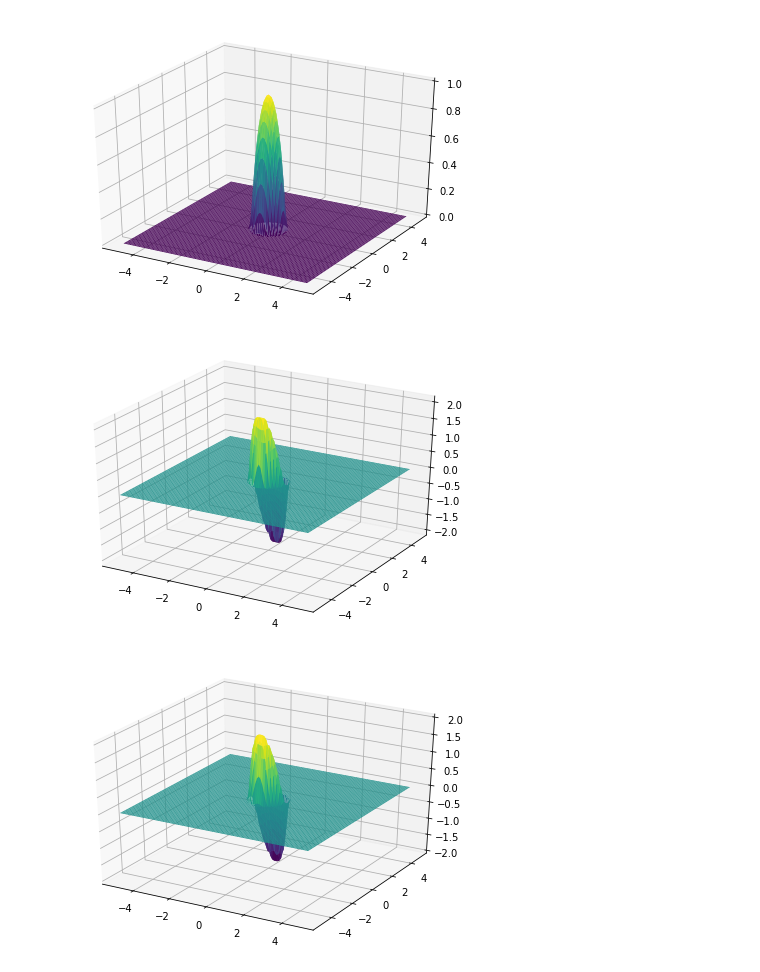
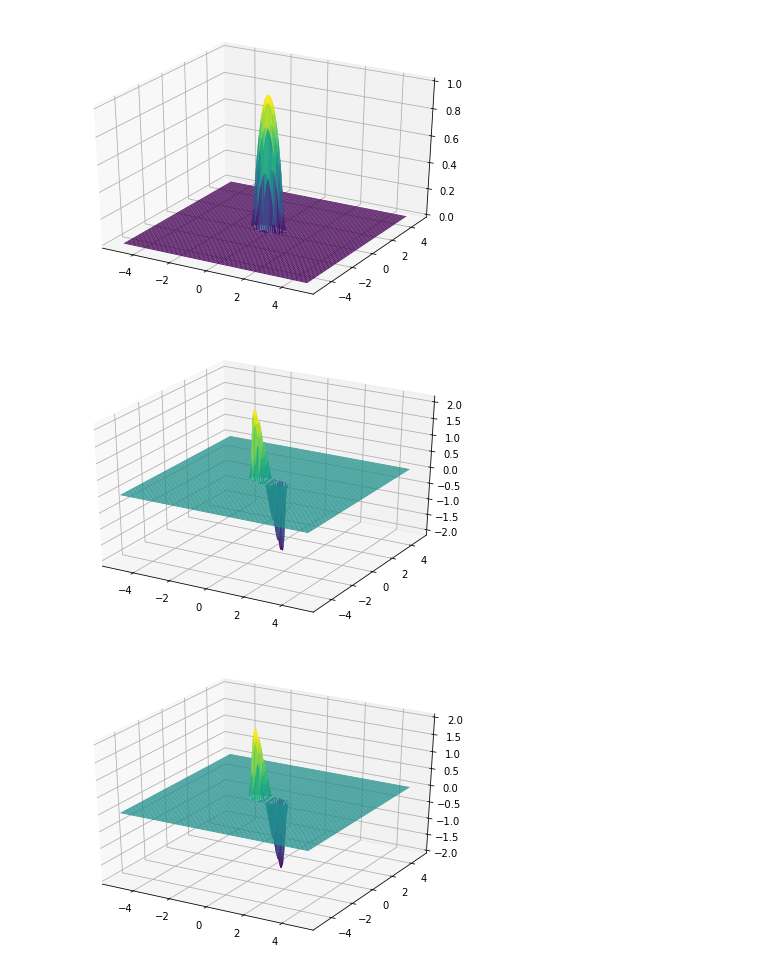
Before and after one commit to lbl-camera/HGDL, a Jupyter notebook: bump_function.ipynb, the cells around one changed output. Cells and saved outputs as stored; diff of their text form; code cells hidden in the pictures.

```diff
--- a/bump_function.ipynb
+++ b/bump_function.ipynb
@@ -32,44 +19,53 @@ plt.plot(x,f2)
 # %%
 import numpy as np
 import matplotlib.pyplot as plt
 from matplotlib import cm
 from mpl_toolkits.mplot3d import Axes3D
 
 X = np.arange(-5, 5, 0.1)
 Y = np.arange(-5, 5, 0.1)
 X, Y = np.meshgrid(X, Y)
+b = np.empty((X.shape))
+g = np.empty((len(X),len(X),2))
 x = np.empty((len(X)**2,2))
-x0= np.zeros((2))
+x0= np.zeros((2,2))
+x0 = np.array([0,0])
 index = 0
+M = np.zeros((2,2))
+M[0,0] = 1.0
+M[1,1] = 5.0
 for i in range(len(X)):
     for j in range(len(Y)):
         x[index,0] = X[i,j]
         x[index,1] = Y[i,j]
+        b[i,j] = bump(x[index],x0,M)
+        g[i,j] = bump_der(x[index],x0,M)
         index += 1
-b = bump(x,x0,1.0)
-der = bump_der(x,x0,1.0)
-B = np.empty((X.shape))
-D = np.empty((X.shape))
-index = 0
-for i in range(len(X)):
-    for j in range(len(Y)):
-        B[i,j] = b[index]
-        D[i,j] = der[index,1]
-        index += 1
+
+#der = bump_der(x,x0,1.0)
+#B = np.empty((X.shape))
+#D = np.empty((X.shape))
+#index = 0
+#for i in range(len(X)):
+#    for j in range(len(Y)):
+#        B[i,j] = b[index]
+#        D[i,j] = der[index,1]
+#        index += 1
 
 fig = plt.figure()
 ax = Axes3D(fig)
-ax.plot_surface(X, Y, B, rstride=1, cstride=1, cmap=cm.viridis)
+ax.plot_surface(X, Y, b, rstride=1, cstride=1, cmap=cm.viridis)
+
 fig = plt.figure()
 ax = Axes3D(fig)
-ax.plot_surface(X, Y, D , rstride=1, cstride=1, cmap=cm.viridis)
-plt.show()
+ax.plot_surface(X, Y, g[:,:,0] , rstride=1, cstride=1, cmap=cm.viridis)#plt.show()
+
 fig = plt.figure()
 ax = Axes3D(fig)
-gx,gy = np.gradient(B,0.1,0.1)
-ax.plot_surface(X, Y, gx, rstride=1, cstride=1, cmap=cm.viridis)
+gx,gy = np.gradient(b,0.1,0.1)
+ax.plot_surface(X, Y, gy, rstride=1, cstride=1, cmap=cm.viridis)
 plt.show()
 # %% [output]
 [figure]
-[figure, old version]
+[figure, new version]
-[figure, old version]
+[figure, new version]
```
Also changed, not shown: parts of 2 cells of this notebook, 7 other files.
